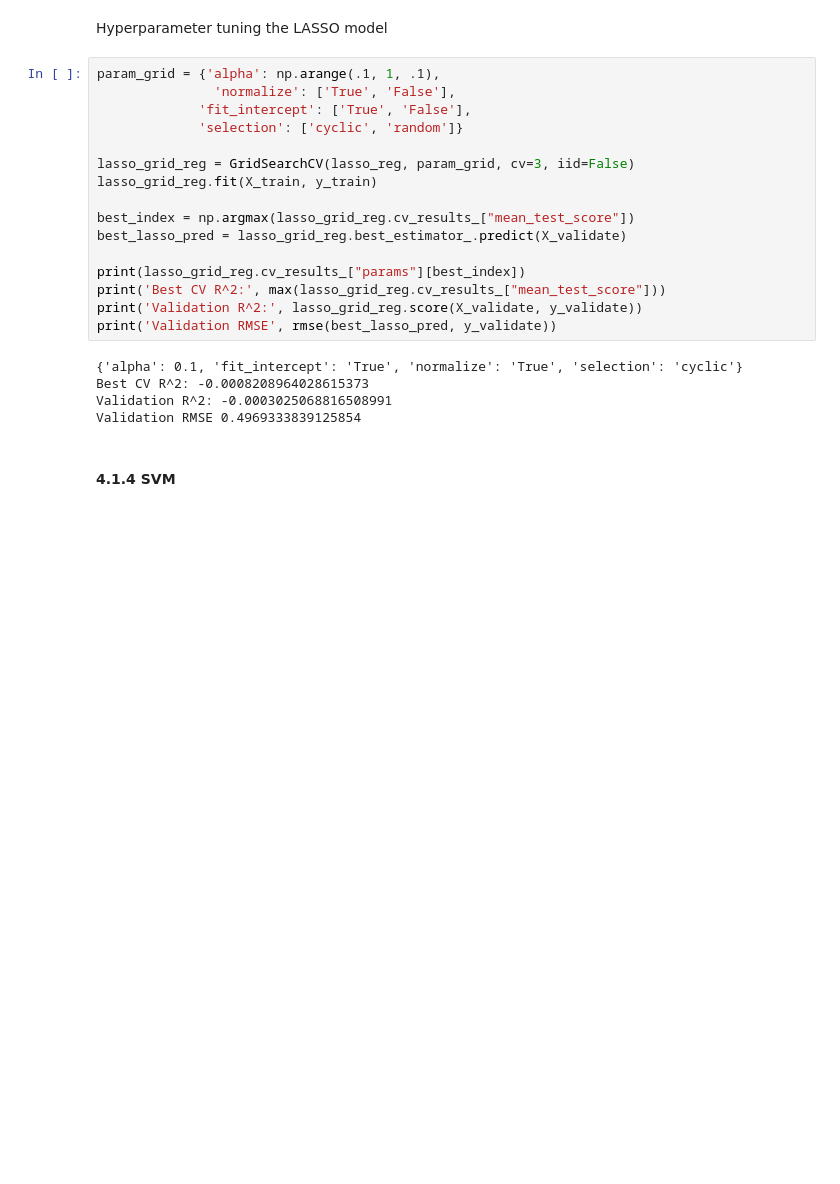
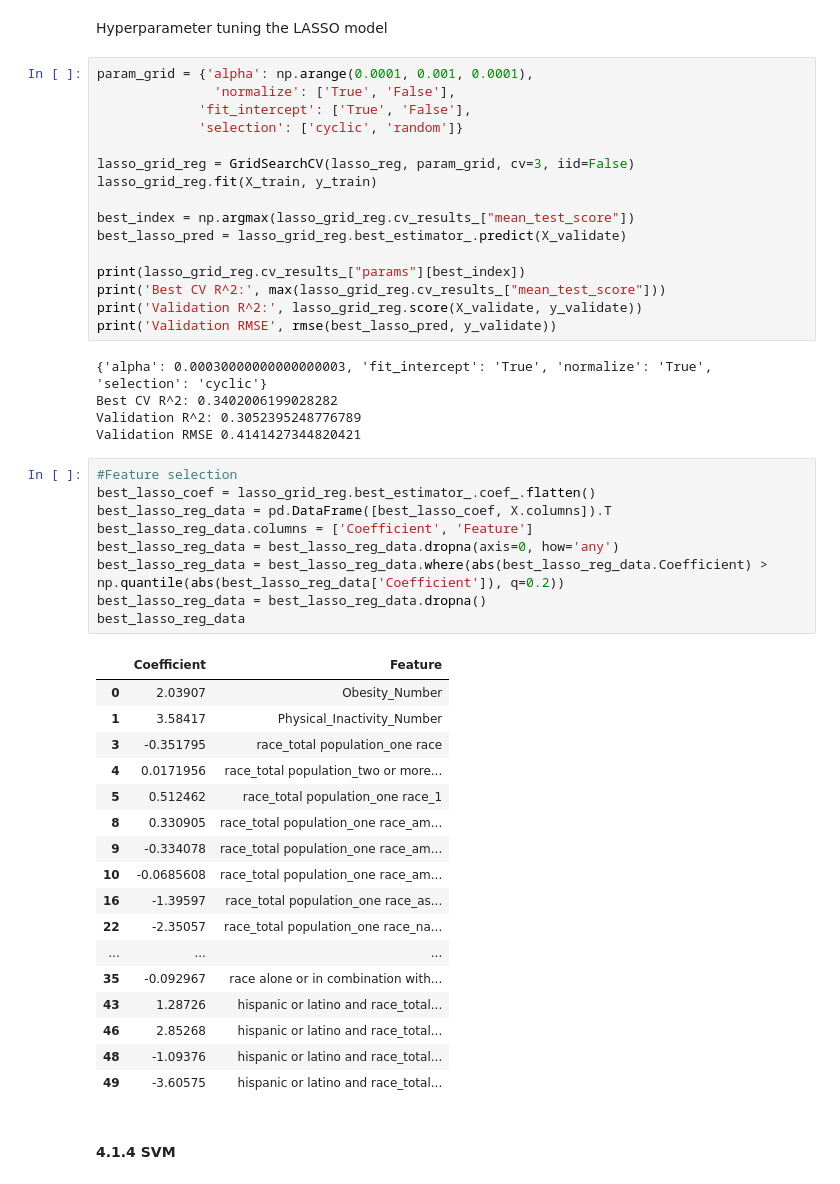
Before and after one commit to shrutibathia/CSS_Project2_Team2_Fall2020, a Jupyter notebook: Project2.ipynb, the cells around one changed output. Drawn from its saved outputs; the diff is of its cells as text; blank space fills up the shorter version.

```diff
--- a/Project2.ipynb
+++ b/Project2.ipynb
@@ -397,7 +466,7 @@ plt.show()
 # %% [markdown]
 Hyperparameter tuning the LASSO model
 # %%
-param_grid = {'alpha': np.arange(.1, 1, .1),
+param_grid = {'alpha': np.arange(0.0001, 0.001, 0.0001),
                'normalize': ['True', 'False'],
              'fit_intercept': ['True', 'False'],
              'selection': ['cyclic', 'random']}
@@ -413,10 +482,37 @@ print('Best CV R^2:', max(lasso_grid_reg.cv_results_["mean_test_score"]))
 print('Validation R^2:', lasso_grid_reg.score(X_validate, y_validate))
 print('Validation RMSE', rmse(best_lasso_pred, y_validate))
 # %% [output]
-{'alpha': 0.1, 'fit_intercept': 'True', 'normalize': 'True', 'selection': 'cyclic'}
-Best CV R^2: -0.0008208964028615373
-Validation R^2: -0.0003025068816508991
-Validation RMSE 0.4969333839125854
+{'alpha': 0.00030000000000000003, 'fit_intercept': 'True', 'normalize': 'True', 'selection': 'cyclic'}
+Best CV R^2: 0.3402006199028282
+Validation R^2: 0.3052395248776789
+Validation RMSE 0.4141427344820421
+# %%
+#Feature selection
+best_lasso_coef = lasso_grid_reg.best_estimator_.coef_.flatten()
+best_lasso_reg_data = pd.DataFrame([best_lasso_coef, X.columns]).T
+best_lasso_reg_data.columns = ['Coefficient', 'Feature']
+best_lasso_reg_data = best_lasso_reg_data.dropna(axis=0, how='any')
+best_lasso_reg_data = best_lasso_reg_data.where(abs(best_lasso_reg_data.Coefficient) > np.quantile(abs(best_lasso_reg_data['Coefficient']), q=0.2))
+best_lasso_reg_data = best_lasso_reg_data.dropna()
+best_lasso_reg_data
+# %% [output]
+|  | Coefficient | Feature |
+| 0 | 2.03907 | Obesity_Number |
+| 1 | 3.58417 | Physical_Inactivity_Number |
+| 3 | -0.351795 | race_total population_one race |
+| 4 | 0.0171956 | race_total population_two or more... |
+| 5 | 0.512462 | race_total population_one race_1 |
+| 8 | 0.330905 | race_total population_one race_am... |
+| 9 | -0.334078 | race_total population_one race_am... |
+| 10 | -0.0685608 | race_total population_one race_am... |
+| 16 | -1.39597 | race_total population_one race_as... |
+| 22 | -2.35057 | race_total population_one race_na... |
+| ... | ... | ... |
+| 35 | -0.092967 | race alone or in combination with... |
+| 43 | 1.28726 | hispanic or latino and race_total... |
+| 46 | 2.85268 | hispanic or latino and race_total... |
+| 48 | -1.09376 | hispanic or latino and race_total... |
+| 49 | -3.60575 | hispanic or latino and race_total... |
 # %% [markdown]
 #### 4.1.4 SVM
 # %% [markdown]
```
Also changed, not shown: parts of 14 cells of this notebook.
